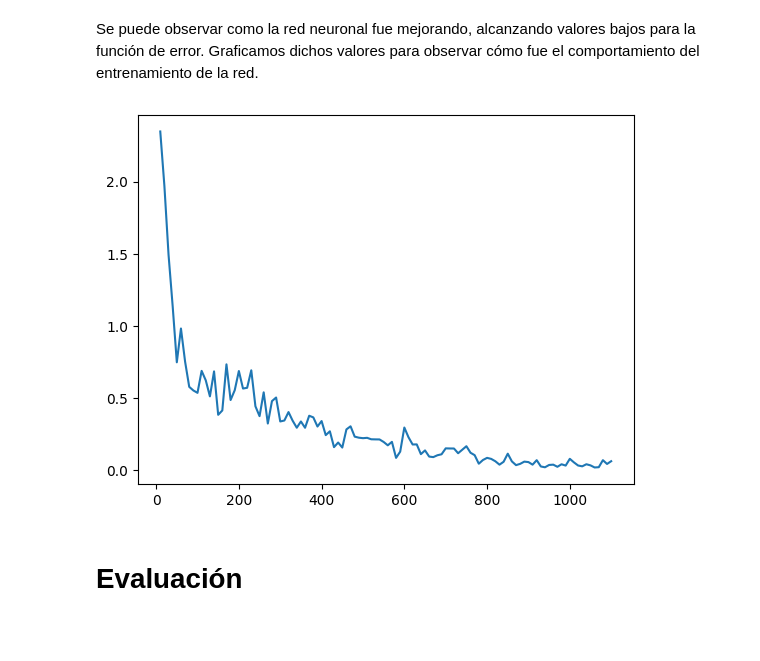
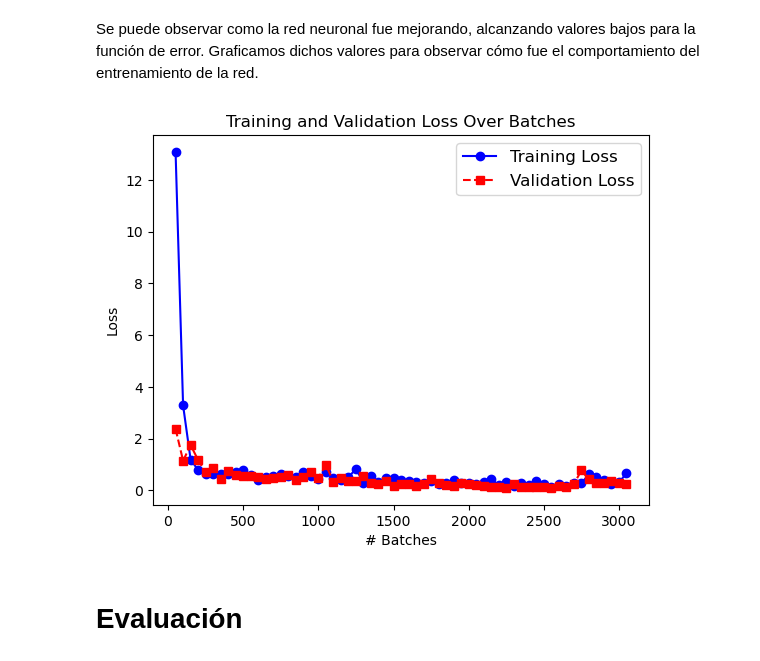
Before and after one commit to israncho/nn_ai, a Jupyter notebook: proyecto_final/Proyecto_final.ipynb, the cells around one changed output. Cells and saved outputs as stored; diff of their text form; code cells hidden in the pictures; blank space fills up the shorter version.

```diff
--- a/proyecto_final/Proyecto_final.ipynb
+++ b/proyecto_final/Proyecto_final.ipynb
@@ -193,6 +209,7 @@ Generamos los dataset de entrenamiento y evaluación
 # %%
 dataset_train = PreprocessedDataset(data_train_indexes, TRANSFORMED_IMGS) #Para poder meterlo en dataloader
 dataset_eval = PreprocessedDataset(data_eval_indexes, TRANSFORMED_IMGS) #Para poder meterlo en dataloader
+dataset_val = PreprocessedDataset(data_val_indexes, TRANSFORMED_IMGS)
 # %% [markdown]
 ## Mini Batches
 
@@ -254,8 +280,11 @@ class SiameseNetwork(nn.Module):
 
         # Capas convolucionales para extraer las caracteristicas de las imagenes
         self.conv1 = nn.Conv2d(3, 8, kernel_size=7, stride=1, padding=3)
+        self.bn1 = nn.BatchNorm2d(8)
         self.conv2 = nn.Conv2d(8, 16, kernel_size=5, stride=1, padding=2)
+        self.bn2 = nn.BatchNorm2d(16)
         self.conv3 = nn.Conv2d(16, 32, kernel_size=3, stride=1, padding=1)
+        self.bn3 = nn.BatchNorm2d(32)
 
         #ir de 3 -> 8 -> 16 -> 32 es un patron comun que nos asegura que la red tenga la capacidad de aprender caracteristicas cada vez
         #mas complejas mientras que se va reduciondo la imagen
@@ -269,24 +298,29 @@ class SiameseNetwork(nn.Module):
         #Las capas completamente conectadas toma las caracteristicas obtenidas en la parte cnn
 
         self.fc1 = nn.Linear(32 * 12 * 12, 1024)
-        self.fc2 = nn.Linear(1024, 128)
+        self.bn_fc1 = nn.BatchNorm1d(1024)
+        self.fc2 = nn.Linear(1024, 512)
+        self.bn_fc2 = nn.BatchNorm1d(512)
+        self.fc3 = nn.Linear(512, 128)
+
 
         #Obtenemos una representacion compacta de las caracteristicas de la imagen
 
     def forward_once(self, x):
         # Aplicamos la parte convolucional con relu
         #F.relu es puramente funcional (no objeto) aplica directamente la activacion
-        x = self.pool(F.relu(self.conv1(x)))
-        x = self.pool(F.relu(self.conv2(x)))
-        x = self.pool(F.relu(self.conv3(x)))
+        x = self.pool(F.relu(self.bn1(self.conv1(x))))
+        x = self.pool(F.relu(self.bn2(self.conv2(x))))
+        x = self.pool(F.relu(self.bn3(self.conv3(x))))
 
         #Aplanamos el resultado para pasarla a la parte FeedForward
         x = x.view(x.size(0), -1)
 
         #fc1 linear toma las caracteristicas obtenidas por la parte convolucional y las procesa para tener caracteristicas de alto nivel
         #ReLU para que la red aprenda patrones mas complejos
-        x = F.relu(self.fc1(x))
-        x = self.fc2(x)  # fc2 linear da el vector final en este caso de tamaño 128
+        x = F.relu(self.bn_fc1(self.fc1(x)))
+        x = F.relu(self.bn_fc2(self.fc2(x)))
+        x = self.fc3(x)  # fc2 linear da el vector final en este caso de tamaño 128
         return x
 
     def forward(self, input1, input2):
@@ -326,5 +360,7 @@ train_dataloader = DataLoader(dataset_train,
                         shuffle=True,
                         num_workers=8,
                         batch_size=32)
-
-print(len(dataset_train))
+val_dataloader = DataLoader(dataset_val,
+                        shuffle=True,
+                        num_workers=8,
+                        batch_size=32)
@@ -339,7 +373,7 @@ Instanciamos la red neuronal, la función de pérdida y el optimizador ADAM con
 # %%
 net = SiameseNetwork().to(device)
 criterion = ContrastiveLoss().to(device)
-optimizer = optim.Adam(net.parameters(), lr = 0.0001 )
+optimizer = optim.Adam(net.parameters(), lr = 0.001, weight_decay=1e-4 )
 # %% [markdown]
 Entrenamos la red neuronal con los datos. Iterando sobre épocas y luego sobre los mini batches
 # %%
@@ -389,9 +476,15 @@ Epoch 4  - loss history: 0.106, 0.079, 0.111, 0.080, 0.065, 0.108, 0.085, 0.078,
 Se puede observar como la red neuronal fue mejorando, alcanzando valores bajos para la función de error.
 Graficamos dichos valores para observar cómo fue el comportamiento del entrenamiento de la red.
 # %%
-show_plot(counter, loss_history)
+plt.plot(counter, loss_history, label='Training Loss', color='blue', marker='o', linestyle='-')
+plt.plot(counter, val_loss_history, label='Validation Loss', color='red', marker='s', linestyle='--')
+plt.xlabel('# Batches')
+plt.ylabel('Loss')
+plt.title('Training and Validation Loss Over Batches')
+plt.legend(fontsize=12)
+plt.show()
 # %% [output]
-[figure, old version]
+[figure, new version]
 # %% [markdown]
 # Evaluación
 # %% [markdown]
```
Also changed, not shown: parts of 15 cells of this notebook.
